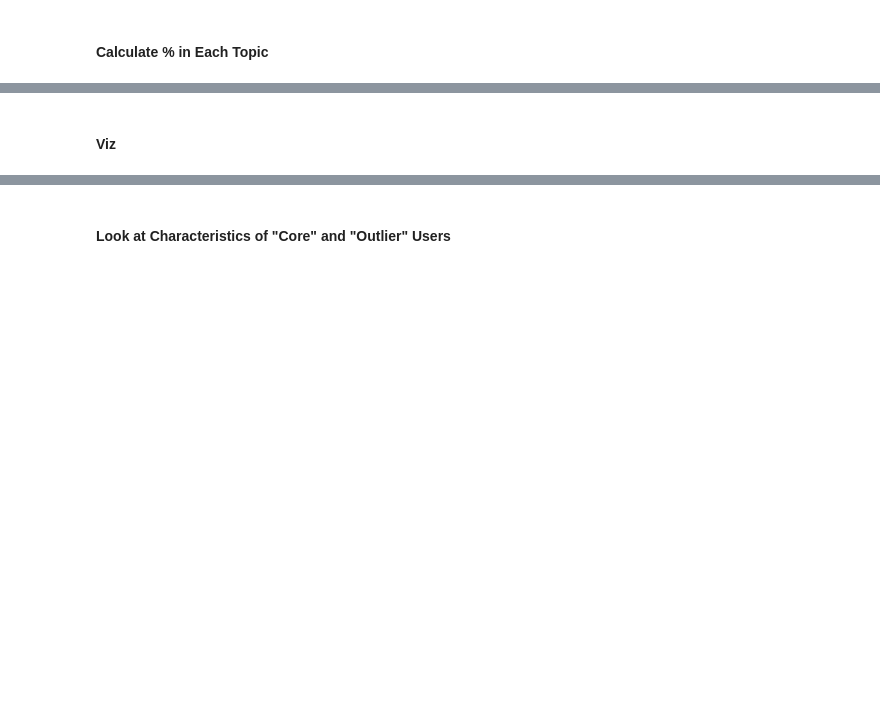
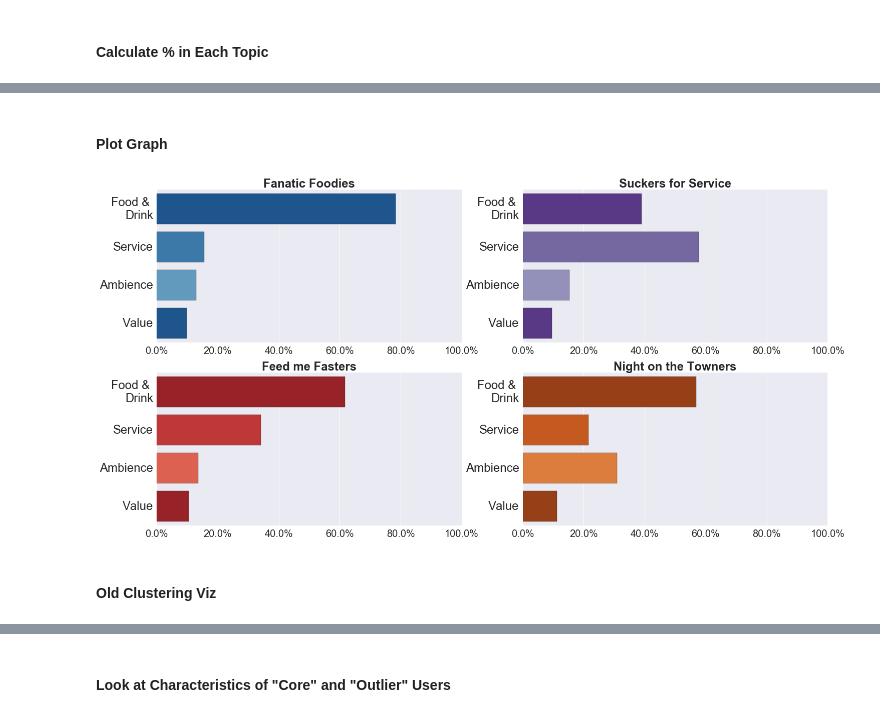
Before and after one commit to whugue/Yelp-User-Similarity, a Jupyter notebook: Yelp-Viz.ipynb, the cells around one changed output, grey strips where cells are left out. Saved outputs shown, nothing was run; the diff lists cells and outputs as text; code cells hidden in the pictures; blank space fills up the shorter version.

```diff
--- a/Yelp-Viz.ipynb
+++ b/Yelp-Viz.ipynb
@@ -117,0 +151,8 @@ user.head(5)
+# %%
+food = stack_data(clustered, "pct_food", "Food & \nDrink")
+service = stack_data(clustered, "pct_service", "Service")
+ambience = stack_data(clustered, "pct_ambience", "Ambience")
+value = stack_data(clustered, "pct_value", "Value")
+
+stacked = pd.concat([food, service, ambience, value], axis=0)
+print stacked.head(5)
@@ -117,0 +166,66 @@ user.head(5)
+# %% [markdown]
+#### Plot Graph
+# %%
+##Format Percent Tick Marks
+def to_percent(x, position):
+    s = str(x)
+
+    if mpl.rcParams['text.usetex'] is True:
+        return s + r'$\%$'
+    else:
+        return s + '%'
+
+formatter = FuncFormatter(to_percent)
+#plt.gca().xaxis.set_major_formatter(formatter)
+# %%
+##Plot Figure
+plt.figure(figsize=(24,12))
+
+blues = sns.color_palette("Blues")[6:2:-1]
+purples = sns.color_palette("Purples")[6:2:-1]
+reds = sns.color_palette("Reds")[6:2:-1]
+oranges = sns.color_palette("Oranges")[6:2:-1]
+
+plt.subplot(2,2,1)
+sns.barplot(x="percent", y="topic", orient="h", ci=None, palette=blues, data=stacked[stacked.cluster==3])
+plt.tick_params(axis="x", labelsize=20)
+plt.tick_params(axis="y", labelsize=24)
+plt.xlabel("")
+plt.ylabel("")
+plt.title("Fanatic Foodies", fontsize=24, fontweight="bold")
+pylab.xlim([0,100])
+plt.gca().xaxis.set_major_formatter(formatter)
+
+plt.subplot(2,2,2)
+sns.barplot(x="percent", y="topic", orient="h", ci=None, palette=purples, data=stacked[stacked.cluster==2])
+plt.tick_params(axis="x", labelsize=20)
+plt.tick_params(axis="y", labelsize=24)
+plt.xlabel("")
+plt.ylabel("")
+plt.title("Suckers for Service", fontsize=24, fontweight="bold")
+pylab.xlim([0,100])
+plt.gca().xaxis.set_major_formatter(formatter)
+
+plt.subplot(2,2,3)
+sns.barplot(x="percent", y="topic", orient="h", ci=None, palette=reds, data=stacked[stacked.cluster==1])
+plt.tick_params(axis="x", labelsize=20)
+plt.tick_params(axis="y", labelsize=24)
+plt.xlabel("")
+plt.ylabel("")
+plt.title("Feed me Fasters", fontsize=24, fontweight="bold")
+pylab.xlim([0,100])
+plt.gca().xaxis.set_major_formatter(formatter)
+
+plt.subplot(2,2,4)
+sns.barplot(x="percent", y="topic", orient="h", ci=None, palette=oranges, data=stacked[stacked.cluster==0])
+plt.tick_params(axis="x", labelsize=20)
+plt.tick_params(axis="y", labelsize=24)
+plt.xlabel("")
+plt.ylabel("")
+plt.title("Night on the Towners", fontsize=24, fontweight="bold")
+pylab.xlim([0,100])
+plt.gca().xaxis.set_major_formatter(formatter)
+
+plt.savefig("graphics/topic_dist_by_cluster.png")
+# %% [output]
+[figure, added]
@@ -118,5 +242,5 @@ user.head(5)
 # %% [markdown]
-#### Viz
+#### Old Clustering Viz
 # %%
 ##Function to Run DBSCAN Clustering
 def dbscan(df, eps, min_samples):
```
Also changed, not shown: parts of 18 cells of this notebook, 1 other file.
